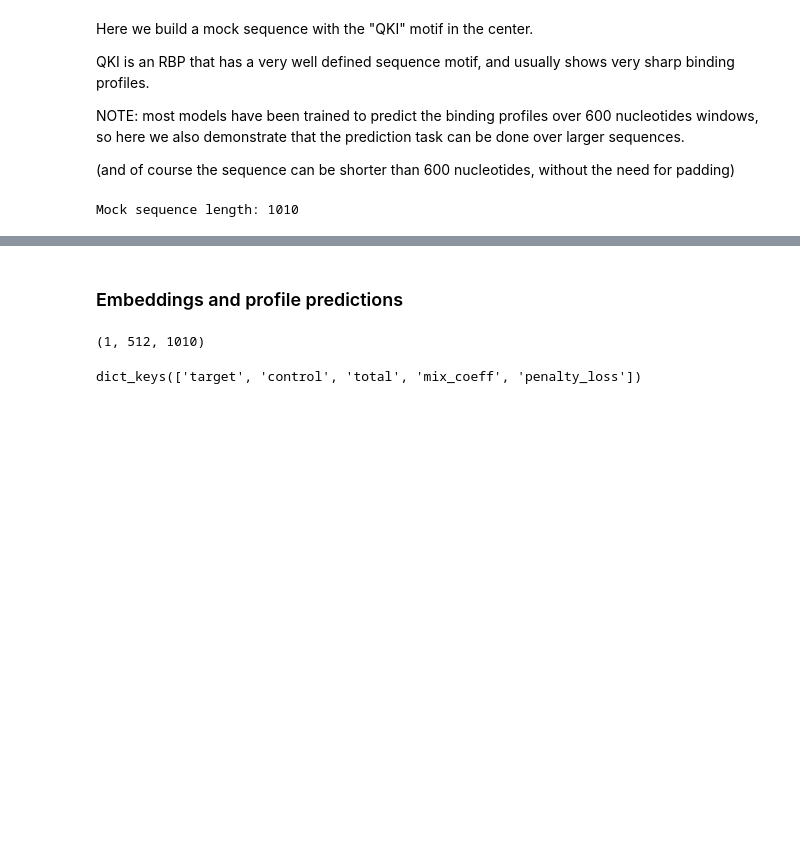
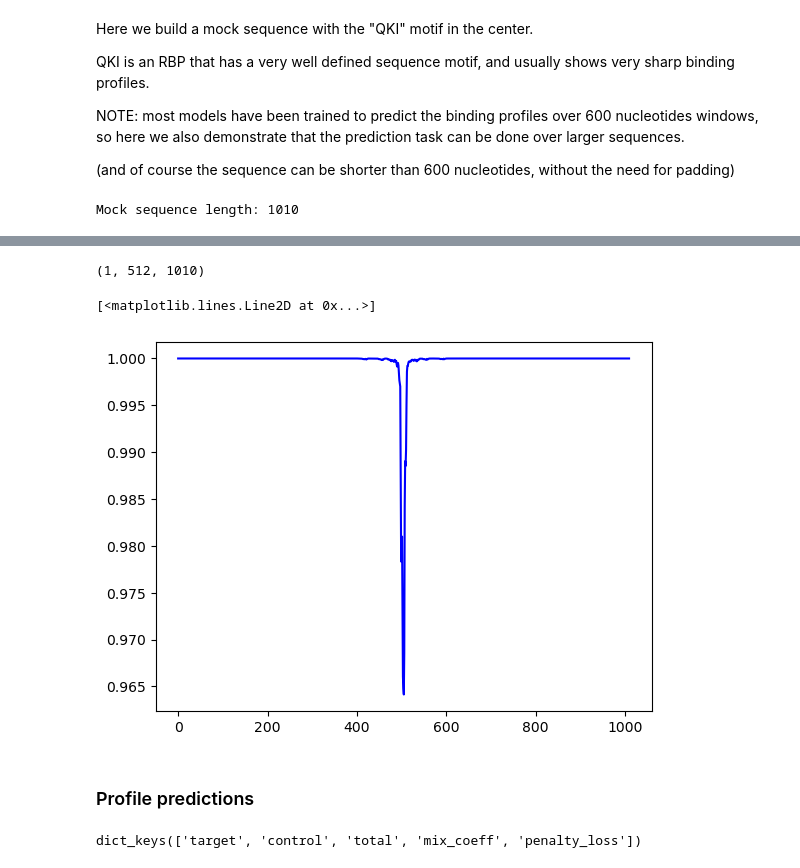
Before and after one commit to ml4rg25-parnet/parnet_demo, a Jupyter notebook: notebooks/parnet.predictions.py.ipynb, the cells around one changed output, grey strips where cells are left out. Cells and saved outputs as stored; diff of their text form; code cells hidden in the pictures; blank space fills up the shorter version.

```diff
--- a/notebooks/parnet.predictions.py.ipynb
+++ b/notebooks/parnet.predictions.py.ipynb
@@ -250,5 +284,48 @@ Mock sequence length: 1010
+# %%
+# Here: we mutate the sequence by replacing the central nucleotide with its complement.
+
+complement_nucleotide = {
+    "A": "T",
+    "C": "G",
+    "G": "C",
+    "T": "A",
+}
+
+mutated_sequence = list(mock_sequence)
+mutated_sequence[len(mutated_sequence) // 2] = complement_nucleotide[mutated_sequence[len(mutated_sequence) // 2]]
+mutated_sequence = "".join(mutated_sequence)
+
+with torch.no_grad():
+    seq_onehot = torch.stack([parnet.utils.sequence_to_onehot(mutated_sequence).float()]).to(device=device, dtype=dtype)
+    mut_embeddings = parnet_model_embedding(seq_onehot)
+
+    # Move back to CPU.
+    mut_embeddings = mut_embeddings.detach().cpu().numpy()
+
+print(mut_embeddings.shape)
+# %% [output]
+(1, 512, 1010)
+# %%
+# We can now calculate the cosine similarity between the original and mutated embeddings at each position.
+# This can be interpreted as a measure of how much the mutation has changed the representation of the sequence at each position.
+
+per_pos_cosinesim = torch.nn.functional.cosine_similarity(
+    torch.Tensor(embeddings[0, :, :]), torch.Tensor(mut_embeddings[0, :, :]), dim=0
+)
+
+# This should show a great decrease at the central position, representing that the numerical representation of the
+# mutation has changed significantly.
+
+plt.plot(
+    per_pos_cosinesim,
+    label="Cosine similarity between original and mutated embeddings",
+    color="blue",
+)
+# %% [output]
+[<matplotlib.lines.Line2D at 0x...>]
+[figure, added]
 # %% [markdown]
-### Embeddings and profile predictions
+### Profile predictions
 # %%
 with torch.no_grad():
     seq_onehot = torch.stack([parnet.utils.sequence_to_onehot(mock_sequence).float()]).to(device=device, dtype=dtype)
@@ -270,15 +345,4 @@ with torch.no_grad():
     predictions = {k: v.detach().cpu().numpy() for k, v in predictions.items()}
-# %%
-# The embeddings are a numerical representation of each of the position in the sequence.
-# This can be useful for e.g. comparing the impact of a mutation on the representation of the
-# mutated position in the sequence (the higher functional impact, the more different the representation),
-# or to compare the average representation of two different sequences, e.g. two genes, or two
-# peaks of a different RBPs.
-
-# dim = N_ITEM x N_DIM x N_POSITIONS
-display(embeddings.shape)
-# %% [output]
-(1, 512, 1010)
 # %%
 predictions.keys()
 # %% [output]
```
Also changed, not shown: parts of 20 cells of this notebook.
